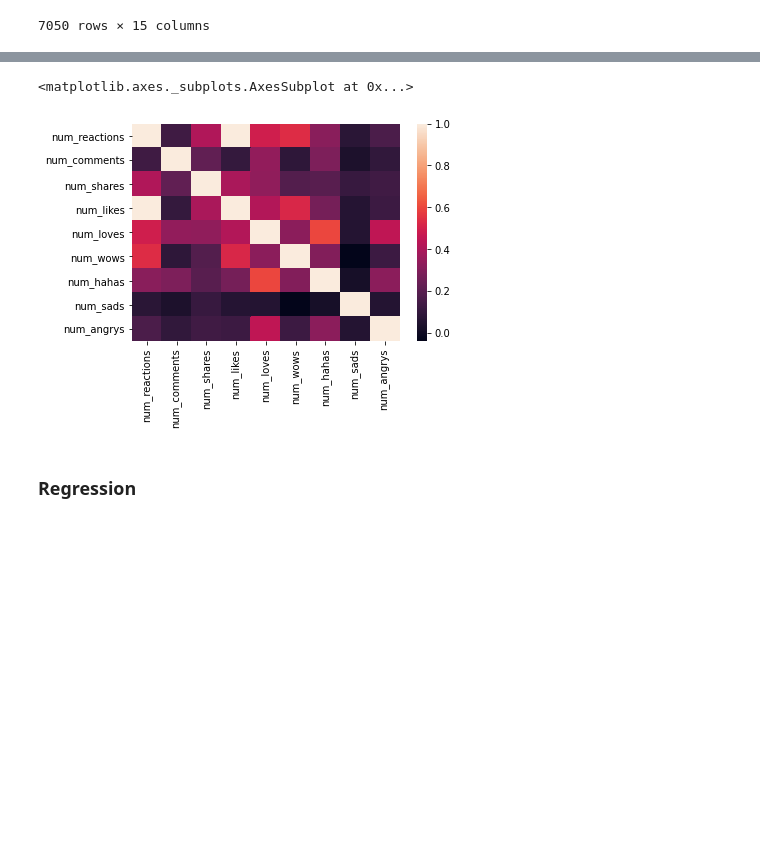
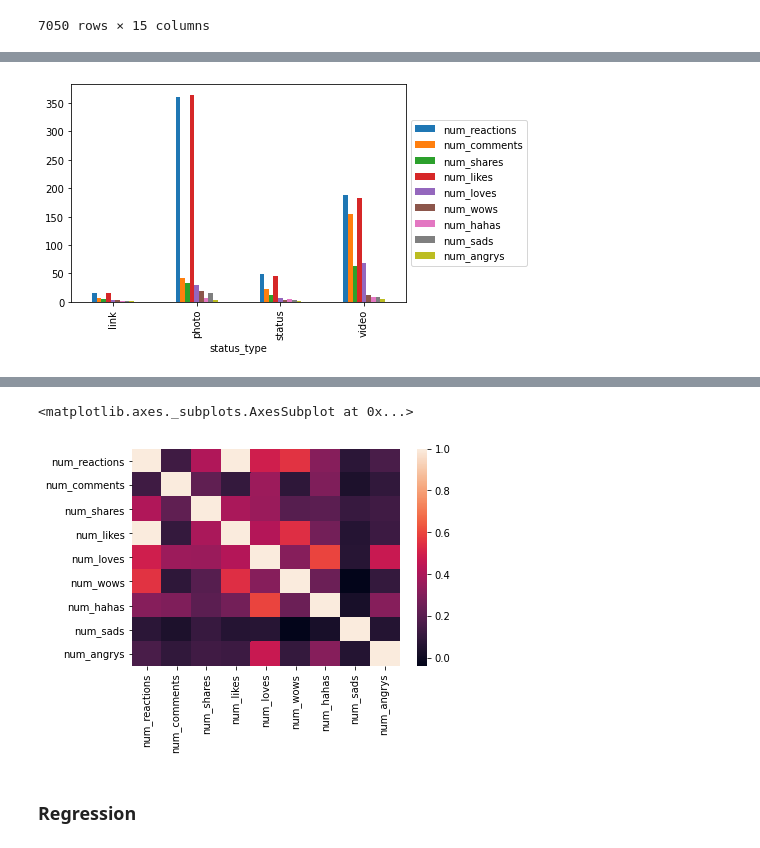
Before and after one commit to pablojgm/AICamp, a Jupyter notebook: Untitled1.ipynb, the cells around one changed output, grey strips where cells are left out. Saved outputs shown, nothing was run; the diff lists cells and outputs as text; code cells hidden in the pictures; blank space fills up the shorter version.

```diff
--- a/Untitled1.ipynb
+++ b/Untitled1.ipynb
@@ -55,17 +61,32 @@ dataset
 # %%
 from sklearn.preprocessing import LabelEncoder
 import seaborn as sns
 
+#data cleaning
 data = dataset.iloc[:1000,:-4]
+data['reaction_check'] = data.iloc[:,-6:].sum(axis=1)
+data['reaction_match'] = data.apply(lambda x: x['num_reactions'] == x['reaction_check'], axis=1)
+data = data[data.reaction_match == True]
+data.drop(['reaction_check', 'reaction_match'], axis=1, inplace=True)
+
+data.drop(['status_published'], axis=1, inplace=True)
+
+data.groupby('status_type').nunique().plot(kind='bar')
+plt.legend(loc='center left', bbox_to_anchor=(1.0, 0.5))
+plt.show()
+
+#converting object to int
 le = LabelEncoder()
 data['status_type'] = le.fit_transform(data['status_type'])
+
 target = data['status_type']
-data.drop(['status_published', 'status_type'], axis=1, inplace=True)
+data.drop(['status_type'], axis=1, inplace=True)
 
 print(data.describe())
 data.info()
 
 print(target.describe())
 
 sns.heatmap(data.corr(method='pearson'))
 # %% [output]
+[figure, new version]
@@ -88,6 +109,6 @@ max         3.000000
 Name: status_type, dtype: float64
 <matplotlib.axes._subplots.AxesSubplot at 0x...>
-[figure, old version]
+[figure, added]
 # %% [markdown]
 ### Regression
 # %%
```
Also changed, not shown: parts of 20 cells of this notebook.
